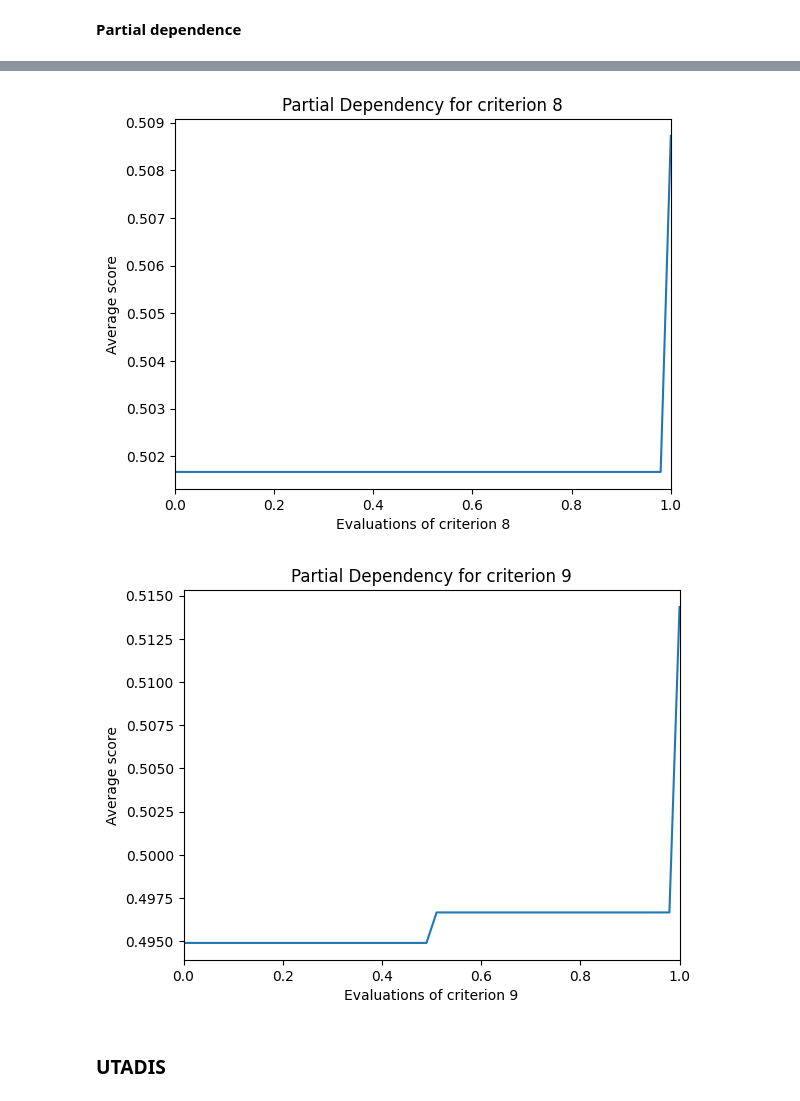
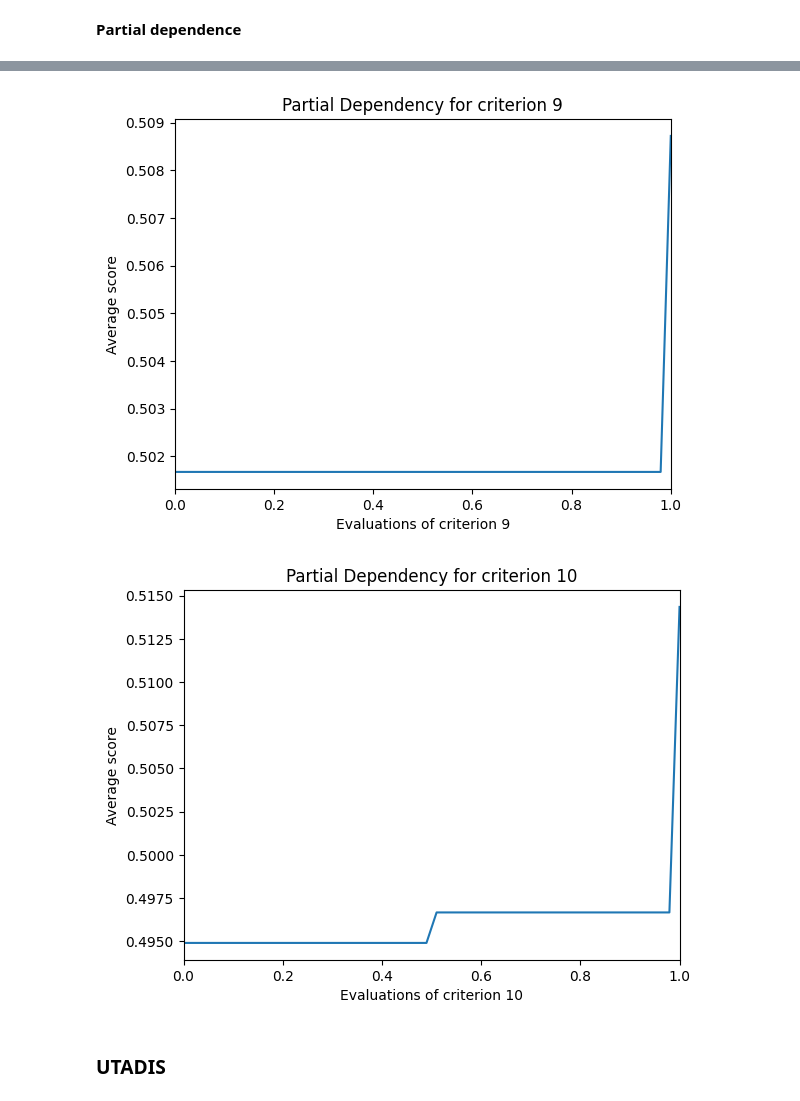
Before and after one commit to Sigmacci/preference-learning, a Jupyter notebook: main.ipynb, the cells around one changed output, grey strips where cells are left out. Drawn from its saved outputs; the diff is of its cells as text; code cells hidden in the pictures.

```diff
--- a/main.ipynb
+++ b/main.ipynb
@@ -223,26 +223,26 @@ def partial_dependency(
 # %%
 booster = model.get_booster()
 grid = np.linspace(0, 1, 50)
 
 for c in range(criteria_nr):
     grid, y_pred = partial_dependency(booster, X_train.values, y_train, c)
     fig, ax = plt.subplots()
     ax.plot(grid, y_pred)
     ax.set_xlim(0, 1)
-    ax.set_title(f"Partial Dependency for criterion {c}")
-    ax.set_xlabel(f"Evaluations of criterion {c}")
+    ax.set_title(f"Partial Dependency for criterion {c+1}")
+    ax.set_xlabel(f"Evaluations of criterion {c+1}")
     ax.set_ylabel("Average score")
 # %% [output]
 [figure]
 [figure]
 [figure]
 [figure]
 [figure]
 [figure]
 [figure]
 [figure]
 [figure]
-[figure, old version]
+[figure, new version]
 # %% [markdown]
 ### UTADIS
 # %% [markdown]
```
Also changed, not shown: parts of 13 cells of this notebook.
